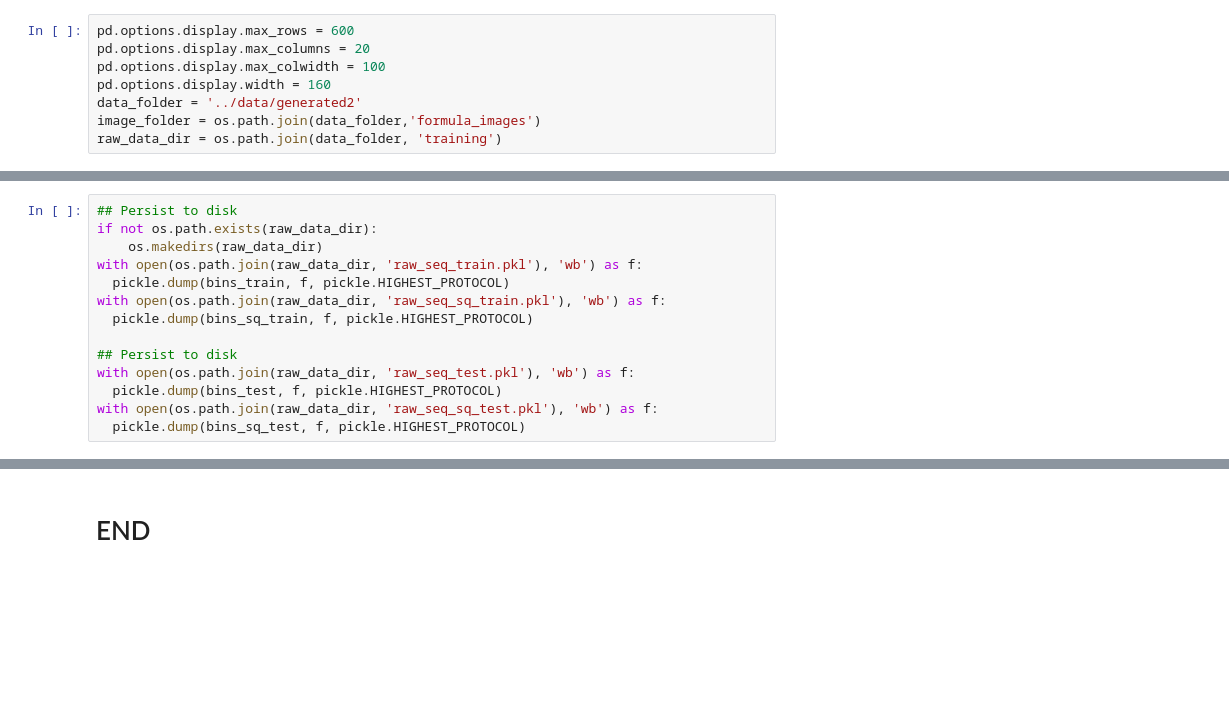
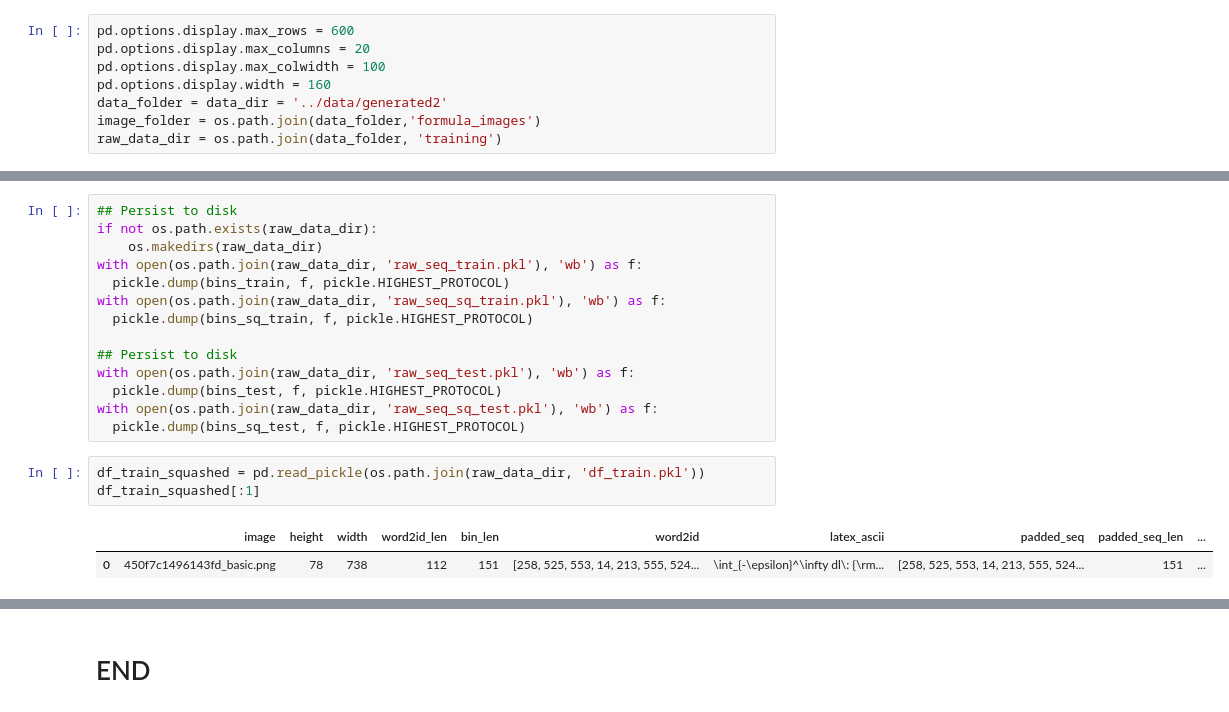
Before and after one commit to untrix/im2latex, a Jupyter notebook: src/data_curation_3_binning.ipynb, the cells around one changed output, grey strips where cells are left out. Cells and saved outputs as stored; diff of their text form; blank space fills up the shorter version.

```diff
--- a/src/data_curation_3_binning.ipynb
+++ b/src/data_curation_3_binning.ipynb
@@ -52,7 +52,7 @@ pd.options.display.max_rows = 600
 pd.options.display.max_columns = 20
 pd.options.display.max_colwidth = 100
 pd.options.display.width = 160
-data_folder = '../data/generated2'
+data_folder = data_dir = '../data/generated2'
 image_folder = os.path.join(data_folder,'formula_images')
 raw_data_dir = os.path.join(data_folder, 'training')
 # %%
@@ -492,3 +492,9 @@ with open(os.path.join(raw_data_dir, 'raw_seq_test.pkl'), 'wb') as f:
   pickle.dump(bins_test, f, pickle.HIGHEST_PROTOCOL)
 with open(os.path.join(raw_data_dir, 'raw_seq_sq_test.pkl'), 'wb') as f:
   pickle.dump(bins_sq_test, f, pickle.HIGHEST_PROTOCOL)
+# %%
+df_train_squashed = pd.read_pickle(os.path.join(raw_data_dir, 'df_train.pkl'))
+df_train_squashed[:1]
+# %% [output]
+|  | image | height | width | word2id_len | bin_len | word2id | latex_ascii | padded_seq | padded_seq_len | ... |
+| 0 | 450f7c1496143fd_basic.png | 78 | 738 | 112 | 151 | [258, 525, 553, 14, 213, 555, 524... | \int_{-\epsilon}^\infty dl\: {\rm... | [258, 525, 553, 14, 213, 555, 524... | 151 | ... |
```
Also changed, not shown: parts of 3 cells of this notebook, 9 other files.
